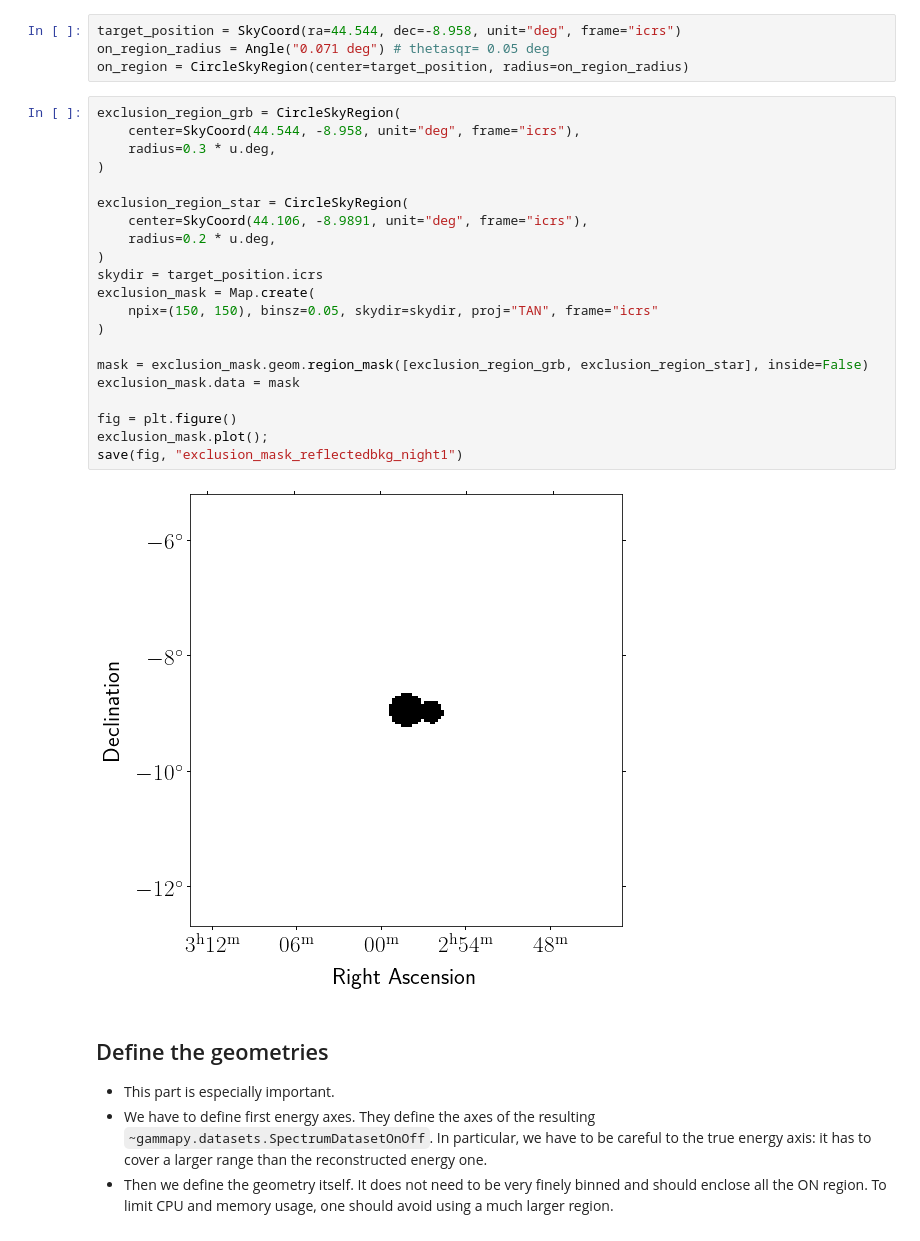
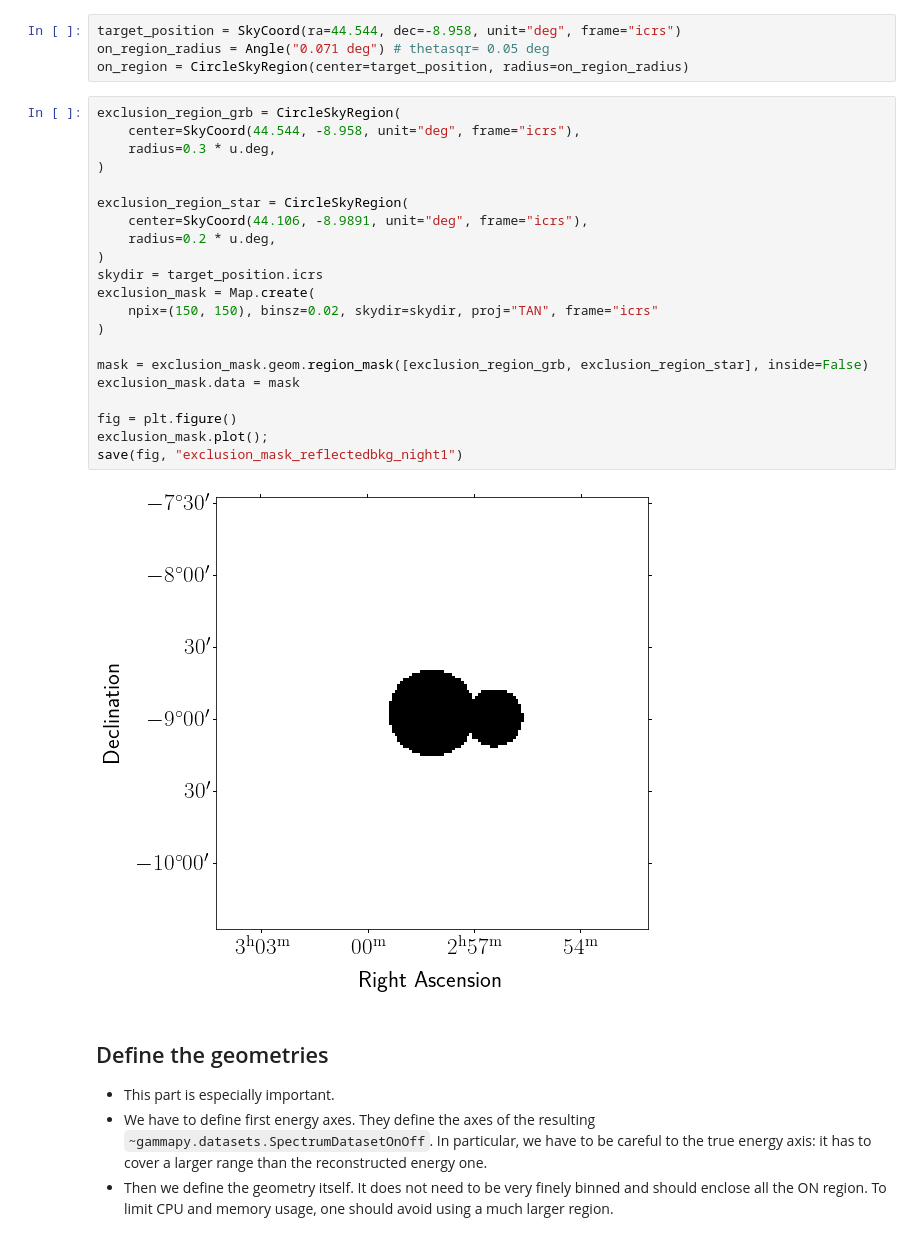
Before and after one commit to jason-blake/grb_analysis, a Jupyter notebook: _notebooks/1D_reflected_bkg_model_v17_low_level_analysis_night1.ipynb, the cells around one changed output. Drawn from its saved outputs; the diff is of its cells as text.

```diff
--- a/_notebooks/1D_reflected_bkg_model_v17_low_level_analysis_night1.ipynb
+++ b/_notebooks/1D_reflected_bkg_model_v17_low_level_analysis_night1.ipynb
@@ -211,26 +211,26 @@ on_region = CircleSkyRegion(center=target_position, radius=on_region_radius)
 # %%
 exclusion_region_grb = CircleSkyRegion(
     center=SkyCoord(44.544, -8.958, unit="deg", frame="icrs"),
     radius=0.3 * u.deg,
 )
 
 exclusion_region_star = CircleSkyRegion(
     center=SkyCoord(44.106, -8.9891, unit="deg", frame="icrs"),
     radius=0.2 * u.deg,
 )
 skydir = target_position.icrs
 exclusion_mask = Map.create(
-    npix=(150, 150), binsz=0.05, skydir=skydir, proj="TAN", frame="icrs"
+    npix=(150, 150), binsz=0.02, skydir=skydir, proj="TAN", frame="icrs"
 )
 
 mask = exclusion_mask.geom.region_mask([exclusion_region_grb, exclusion_region_star], inside=False)
 exclusion_mask.data = mask
 
 fig = plt.figure()
 exclusion_mask.plot();
 save(fig, "exclusion_mask_reflectedbkg_night1")
 # %% [output]
-[figure, old version]
+[figure, new version]
 # %% [markdown]
 ## Define the geometries
 
```
Also changed, not shown: parts of 24 cells of this notebook, 48 other files.
